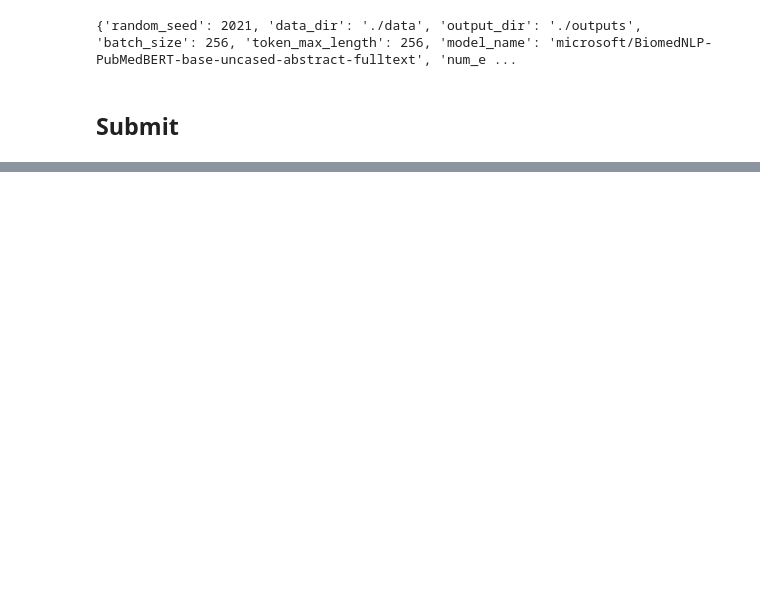
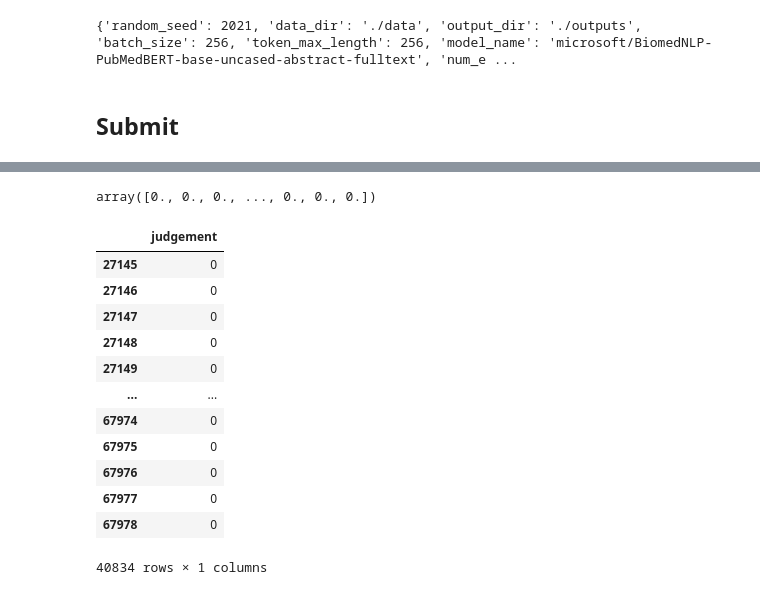
Before and after one commit to kuboko-jp/Classification_MedicalPapers_PyTorch, a Jupyter notebook: RoBERTa.ipynb, the cells around one changed output, grey strips where cells are left out. Saved outputs shown, nothing was run; the diff lists cells and outputs as text; code cells hidden in the pictures; blank space fills up the shorter version.

```diff
--- a/RoBERTa.ipynb
+++ b/RoBERTa.ipynb
@@ -622,4 +615,4 @@ print(vars(hps))
 # %% [markdown]
 ## Submit
 # %%
-submit_preds_labels_dict = inference(model, dataloader=dataloaders['submit'], device=device)
+submit_preds_labels_dict = inference(model, dataloader=dataloaders['submit'], device=device, evaluate=False)
@@ -628,0 +619,22 @@ KeyError: 0
+# %%
+submit_preds_labels_dict['preds']
+# %% [output]
+array([0., 0., 0., ..., 0., 0., 0.])
+# %%
+sample_submit_df['judgement'] = [int(i) for i in submit_preds_labels_dict['preds']]
+# %%
+sample_submit_df
+# %% [output]
+|  | judgement |
+| 27145 | 0 |
+| 27146 | 0 |
+| 27147 | 0 |
+| 27148 | 0 |
+| 27149 | 0 |
+| ... | ... |
+| 67974 | 0 |
+| 67975 | 0 |
+| 67976 | 0 |
+| 67977 | 0 |
+| 67978 | 0 |
+40834 rows × 1 columns
```
Also changed, not shown: parts of 17 cells of this notebook, 3 other files.
